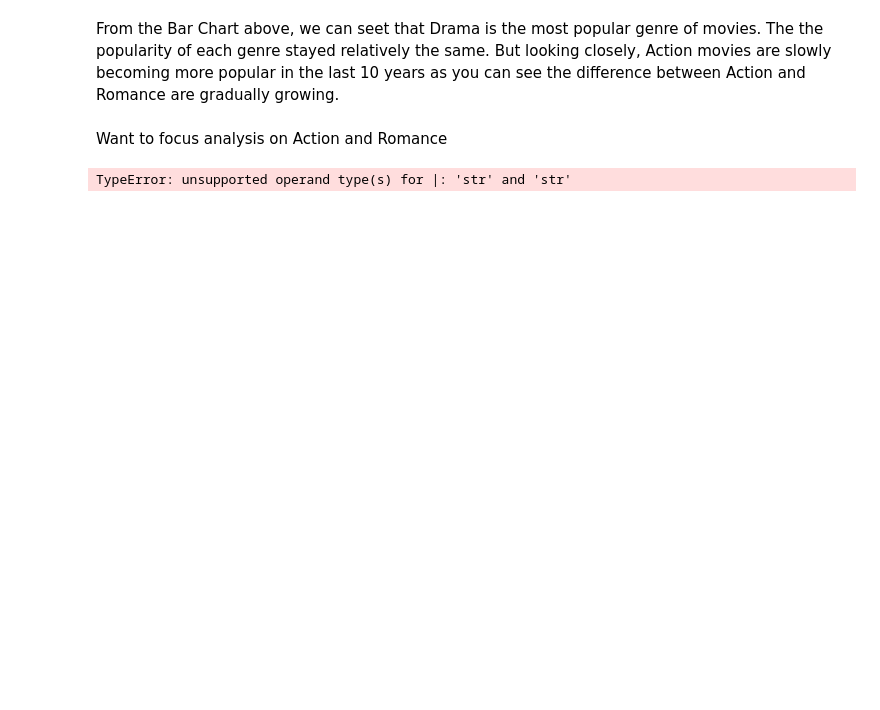
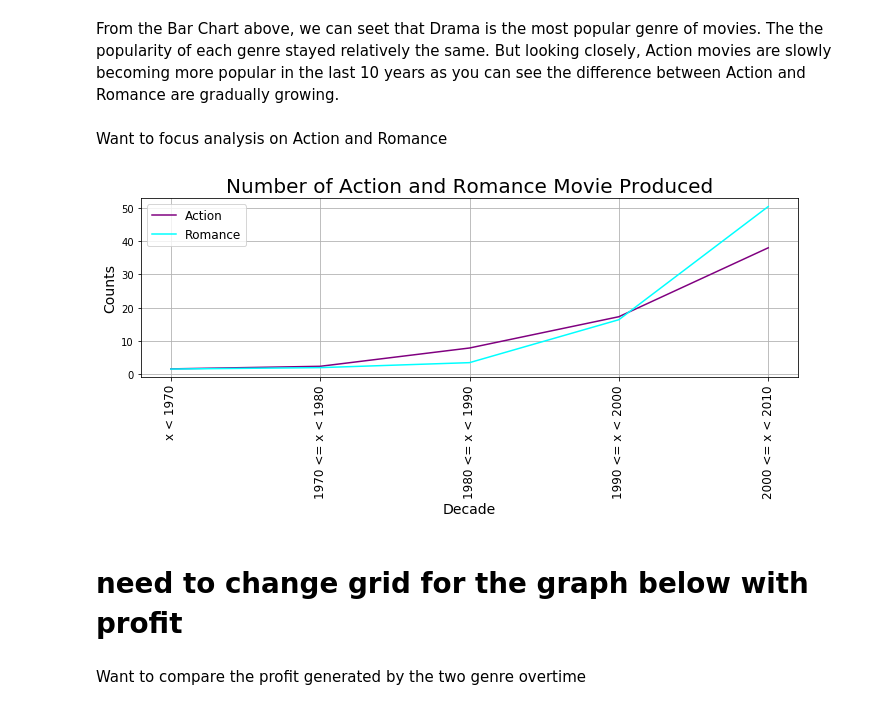
Before and after one commit to Mike1014/Capstone, a Jupyter notebook: capstone(movie - genre).ipynb, the cells around one changed output. Saved outputs shown, nothing was run; the diff lists cells and outputs as text; code cells hidden in the pictures; blank space fills up the shorter version.

```diff
--- a/capstone(movie - genre).ipynb
+++ b/capstone(movie - genre).ipynb
@@ -87,11 +87,9 @@ Want to focus analysis on Action and Romance
 # Locate all the movies with action in the genre excluding romance
 act_df = dat_df.loc[lambda x: dat_df['Genre'].str.contains('Action')]
 act_df = act_df[act_df['Genre'].str.contains('Romance') == False]
+act_df = act_df.reset_index(drop = True)
 # %%
 # Locate all the movies with romance in the genre excluding action
 rom_df = dat_df.loc[lambda x: dat_df['Genre'].str.contains('Romance')]
 rom_df = rom_df[rom_df['Genre'].str.contains('Action') == False]
+rom_df = rom_df.reset_index(drop = True)
-# %%
-both_df = dat_df[lambda x: dat_df['Genre'].str.contains('Romance'|'Action') ]
-# %% [output]
-TypeError: unsupported operand type(s) for |: 'str' and 'str'
@@ -97,0 +134,47 @@ TypeError: unsupported operand type(s) for |: 'str' and 'str'
+# %%
+# Create a new data frame for action movies in decade
+dec_act_df = year_to_decade(num_act_df['Movie'])
+dec_act_df.columns = ['Movie', 'Decade']
+dec_act_df = dec_act_df.groupby('Decade').mean()
+dec_act_df = pd.concat([dec_act_df.iloc[5:], dec_act_df.iloc[0:4]])
+
+# Create a new data frame for action movies in decade
+dec_rom_df = year_to_decade(num_rom_df['Movie'])
+dec_rom_df.columns = ['Movie', 'Decade']
+dec_rom_df = dec_rom_df.groupby('Decade').mean()
+dec_rom_df = pd.concat([dec_rom_df.iloc[5:], dec_rom_df.iloc[0:4]])
+# %%
+# Assign variable for line plot (action movies)
+act_objects = dec_act_df['Movie'].index
+act_count = dec_act_df['Movie']
+act_x_pos = np.arange(len(act_objects))
+
+# Assign variable for line plot (romance movies)
+rom_objects = dec_rom_df['Movie'].index
+rom_count = dec_rom_df['Movie']
+rom_x_pos = np.arange(len(rom_objects))
+# %%
+#Compare Action and Romance movies by the numbers produced over the decades
+plt.figure(figsize=(10,5))
+plt.plot(act_x_pos, act_count, color = 'purple', zorder = 3, label = 'Action')
+plt.plot(rom_x_pos, rom_count, color = 'cyan', zorder =3, label = 'Romance')
+
+# graphs
+plt.xticks(act_x_pos, act_objects, rotation = 90, fontsize = 12)
+plt.ylabel('Counts', fontsize = 14)
+plt.xlabel('Decade', fontsize = 14)
+plt.title('Number of Action and Romance Movie Produced', fontsize = 20)
+plt.grid(zorder = 0)
+
+# create a legend
+plt.legend(fontsize = 'large')
+
+
+plt.tight_layout()
+plt.show()
+# %% [output]
+[figure, added]
+# %% [markdown]
+ # need to change grid for the graph below with profit
+# %% [markdown]
+Want to compare the profit generated by the two genre overtime
```
Also changed, not shown: parts of 8 cells of this notebook.
